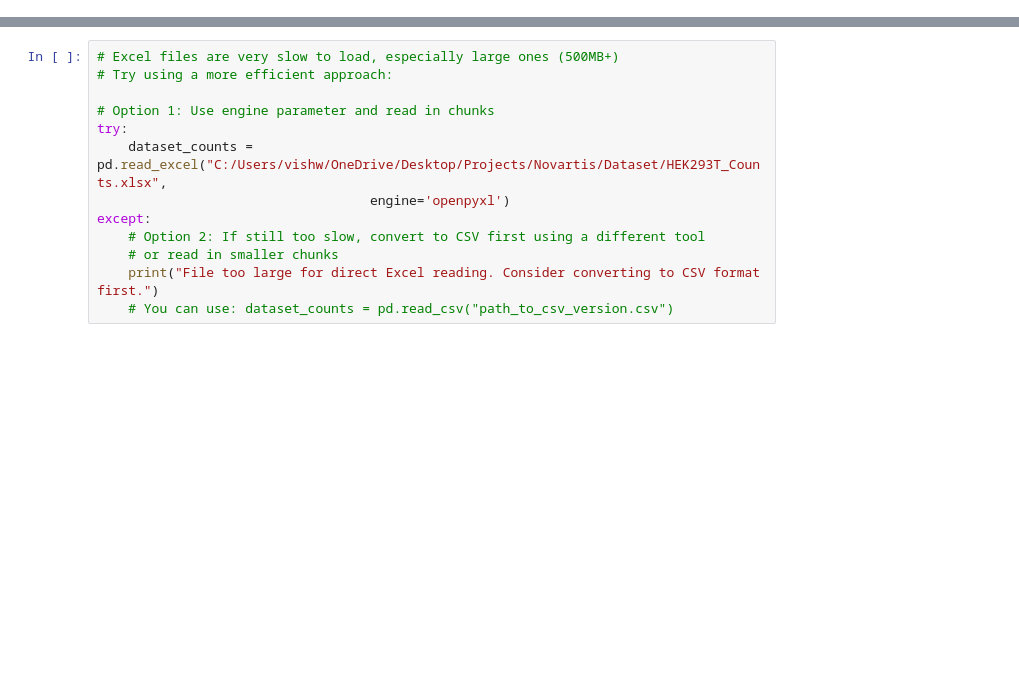
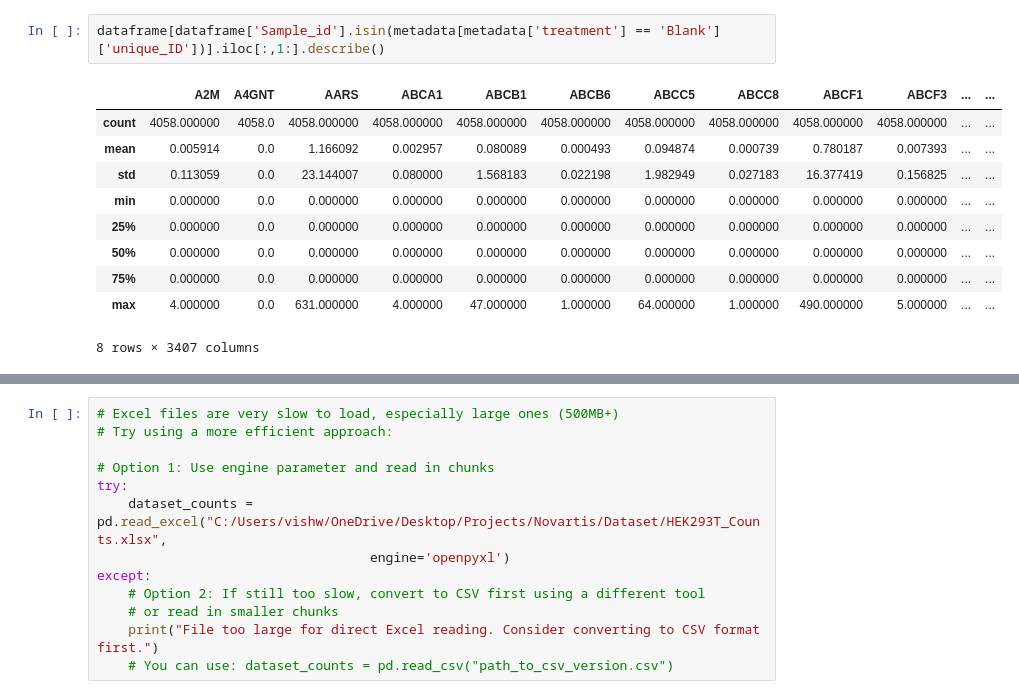
Before and after one commit to SAint7579/Novartis, a Jupyter notebook: Notebooks/visuals.ipynb, the cells around one changed output, grey strips where cells are left out. Saved outputs shown, nothing was run; the diff lists cells and outputs as text; blank space fills up the shorter version.

```diff
--- a/Notebooks/visuals.ipynb
+++ b/Notebooks/visuals.ipynb
@@ -3,0 +73,13 @@ import pandas as pd
+# %%
+dataframe[dataframe['Sample_id'].isin(metadata[metadata['treatment'] == 'Blank']['unique_ID'])].iloc[:,1:].describe()
+# %% [output]
+|  | A2M | A4GNT | AARS | ABCA1 | ABCB1 | ABCB6 | ABCC5 | ABCC8 | ABCF1 | ABCF3 | ... | ... |
+| count | 4058.000000 | 4058.0 | 4058.000000 | 4058.000000 | 4058.000000 | 4058.000000 | 4058.000000 | 4058.000000 | 4058.000000 | 4058.000000 | ... | ... |
+| mean | 0.005914 | 0.0 | 1.166092 | 0.002957 | 0.080089 | 0.000493 | 0.094874 | 0.000739 | 0.780187 | 0.007393 | ... | ... |
+| std | 0.113059 | 0.0 | 23.144007 | 0.080000 | 1.568183 | 0.022198 | 1.982949 | 0.027183 | 16.377419 | 0.156825 | ... | ... |
+| min | 0.000000 | 0.0 | 0.000000 | 0.000000 | 0.000000 | 0.000000 | 0.000000 | 0.000000 | 0.000000 | 0.000000 | ... | ... |
+| 25% | 0.000000 | 0.0 | 0.000000 | 0.000000 | 0.000000 | 0.000000 | 0.000000 | 0.000000 | 0.000000 | 0.000000 | ... | ... |
+| 50% | 0.000000 | 0.0 | 0.000000 | 0.000000 | 0.000000 | 0.000000 | 0.000000 | 0.000000 | 0.000000 | 0.000000 | ... | ... |
+| 75% | 0.000000 | 0.0 | 0.000000 | 0.000000 | 0.000000 | 0.000000 | 0.000000 | 0.000000 | 0.000000 | 0.000000 | ... | ... |
+| max | 4.000000 | 0.0 | 631.000000 | 4.000000 | 47.000000 | 1.000000 | 64.000000 | 1.000000 | 490.000000 | 5.000000 | ... | ... |
+8 rows × 3407 columns
```
Also changed, not shown: parts of 14 cells of this notebook, 15 other files.
